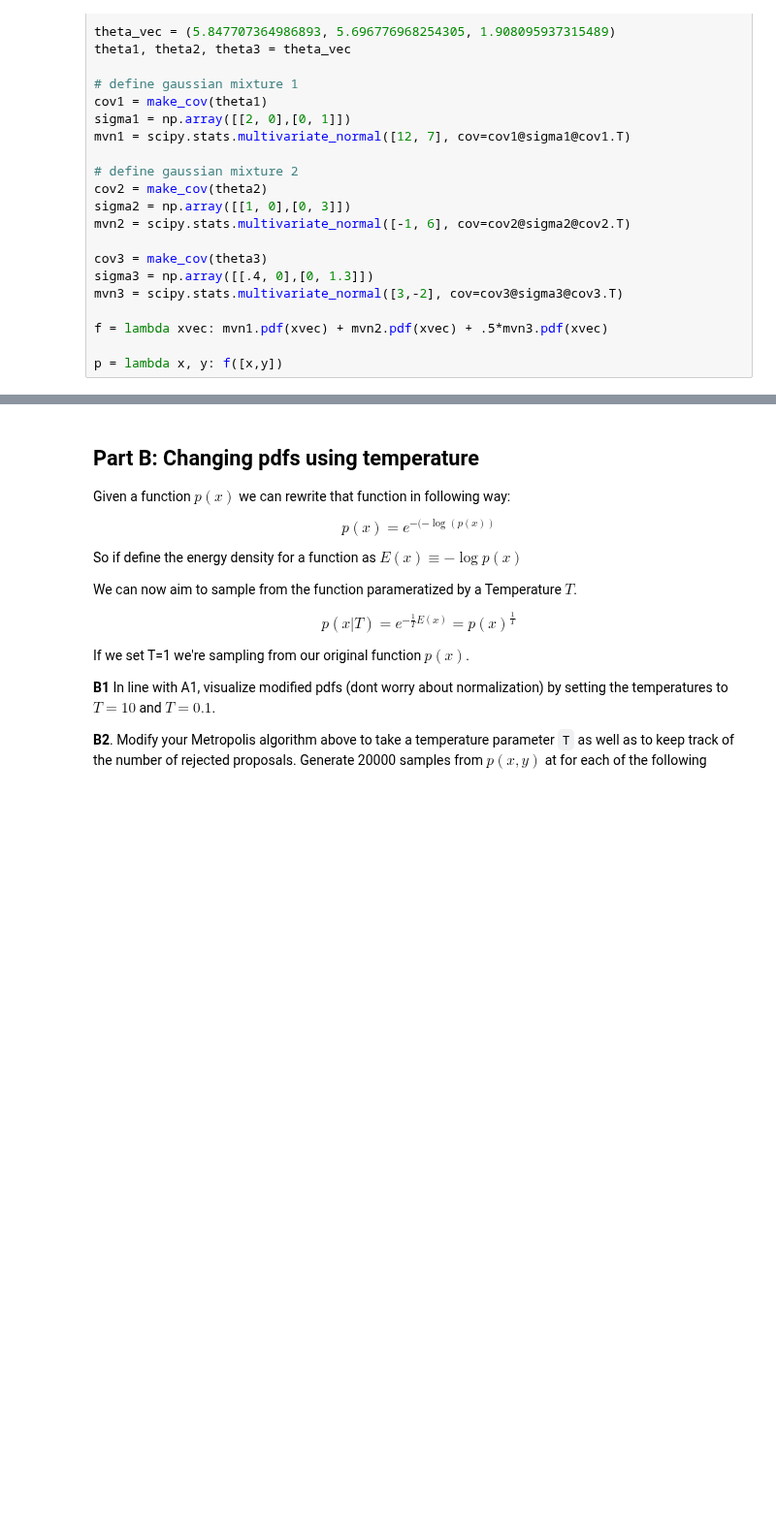
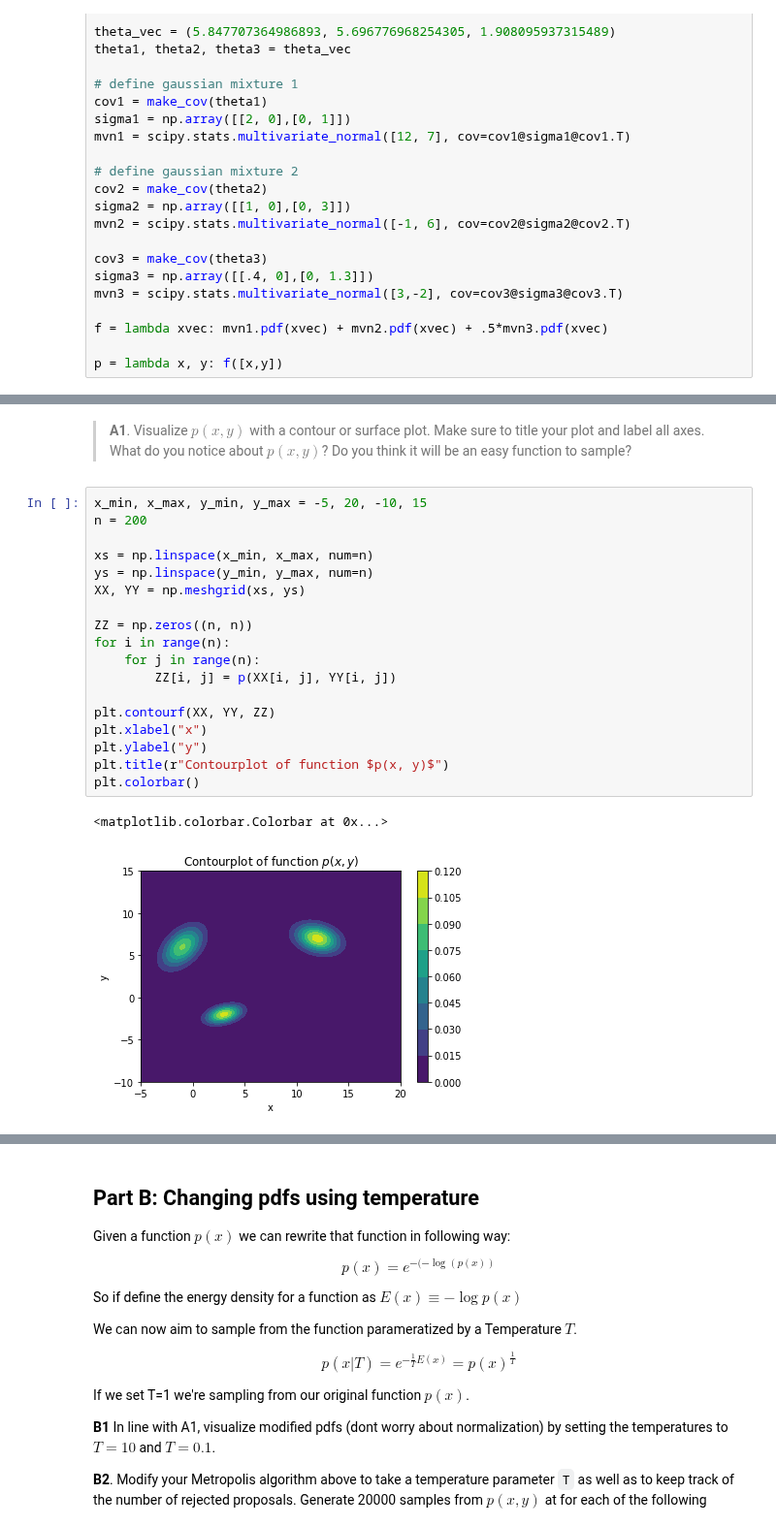
Before and after one commit to NOllAl/AM207HW, a Jupyter notebook: am207_final_2018fall/2018fall_final.ipynb, the cells around one changed output, grey strips where cells are left out. Shown at 97% size. Drawn from its saved outputs; the diff is of its cells as text; blank space fills up the shorter version.

```diff
--- a/am207_final_2018fall/2018fall_final.ipynb
+++ b/am207_final_2018fall/2018fall_final.ipynb
@@ -235,3 +237,26 @@ p = lambda x, y: f([x,y])
 A pathplot is just your samples trace overlaid on your pdf, so that you can see how the sampler traversed. It looks something like this:
 
 ![](images/pathplot.png)
+# %% [markdown]
+>**A1**. Visualize $p(x, y)$ with a contour or surface plot.  Make sure to title your plot and label all axes.  What do you notice about $p(x, y)$?  Do you think it will be an easy function to sample?
+# %%
+x_min, x_max, y_min, y_max = -5, 20, -10, 15
+n = 200
+
+xs = np.linspace(x_min, x_max, num=n)
+ys = np.linspace(y_min, y_max, num=n)
+XX, YY = np.meshgrid(xs, ys)
+
+ZZ = np.zeros((n, n))
+for i in range(n):
+    for j in range(n):
+        ZZ[i, j] = p(XX[i, j], YY[i, j])
+
+plt.contourf(XX, YY, ZZ)
+plt.xlabel("x")
+plt.ylabel("y")
+plt.title(r"Contourplot of function $p(x, y)$")
+plt.colorbar()
+# %% [output]
+<matplotlib.colorbar.Colorbar at 0x...>
+[figure, added]
```
Also changed, not shown: parts of 2 cells of this notebook.
